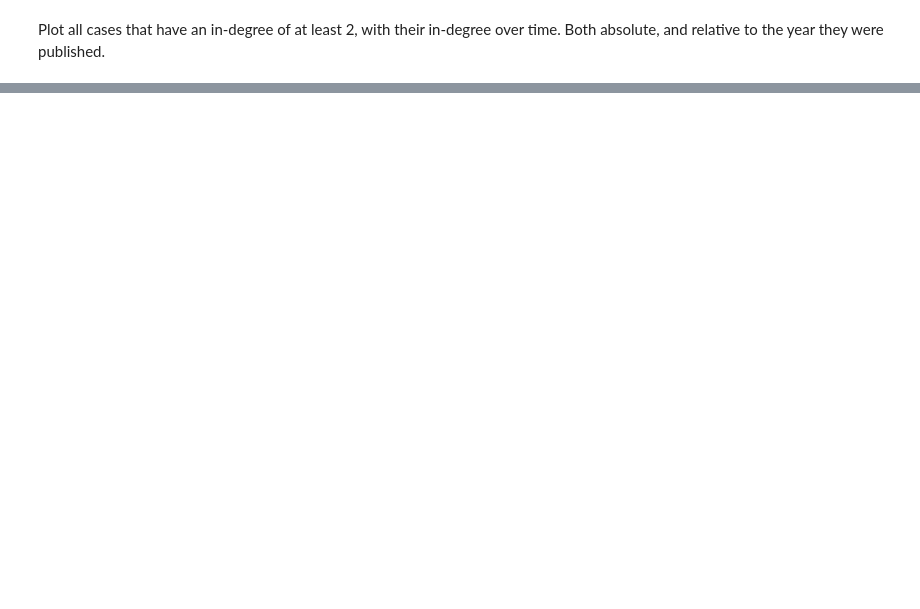
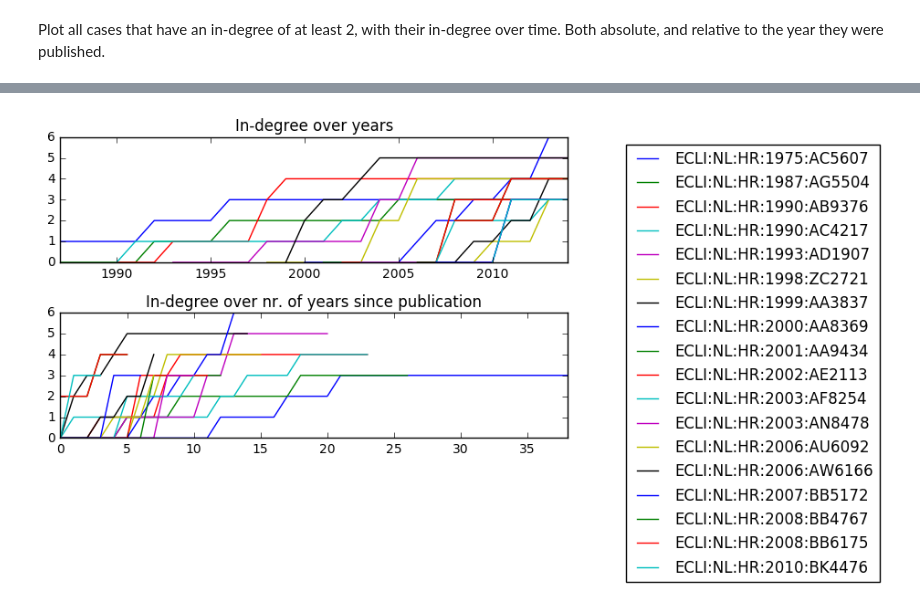
Before and after one commit to caselawanalytics/CaseLawAnalytics, a Jupyter notebook: notebooks/TimeAnalysis.ipynb, the cells around one changed output, grey strips where cells are left out. Saved outputs shown, nothing was run; the diff lists cells and outputs as text; code cells hidden in the pictures; blank space fills up the shorter version.

```diff
--- a/notebooks/TimeAnalysis.ipynb
+++ b/notebooks/TimeAnalysis.ipynb
@@ -97,0 +98,19 @@ plt.show()
+# %%
+# With in-degree at least 3
+fig, axes = plt.subplots(2, sharex=False)
+for ecli in nodes_total_df.index.levels[1]:
+    ecli_data = nodes_total_df.xs(ecli, level=1)['in_degree']
+    if(max(ecli_data)>2):
+        ecli_data.plot(ax=axes[0], label=ecli)
+        since_start = ecli_data.copy()
+        ecli_year = min(nodes_total_df.xs(ecli, level=1)['year'])
+        since_start.index = since_start.index - ecli_year
+        since_start = since_start.reindex(range(0, max(since_start.index)), fill_value=0)
+        since_start.plot(ax=axes[1], label=ecli)
+axes[0].legend(bbox_to_anchor=(1.1, 1), loc='upper left')
+axes[0].set_title('In-degree over years')
+axes[1].set_title('In-degree over nr. of years since publication')
+plt.tight_layout()
+plt.show()
+# %% [output]
+[figure, added]
```
Also changed, not shown: parts of 5 cells of this notebook.
